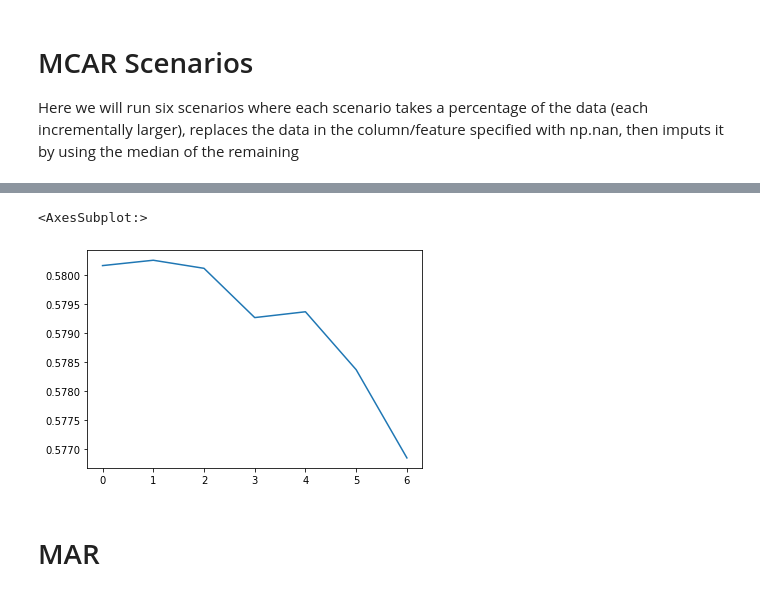
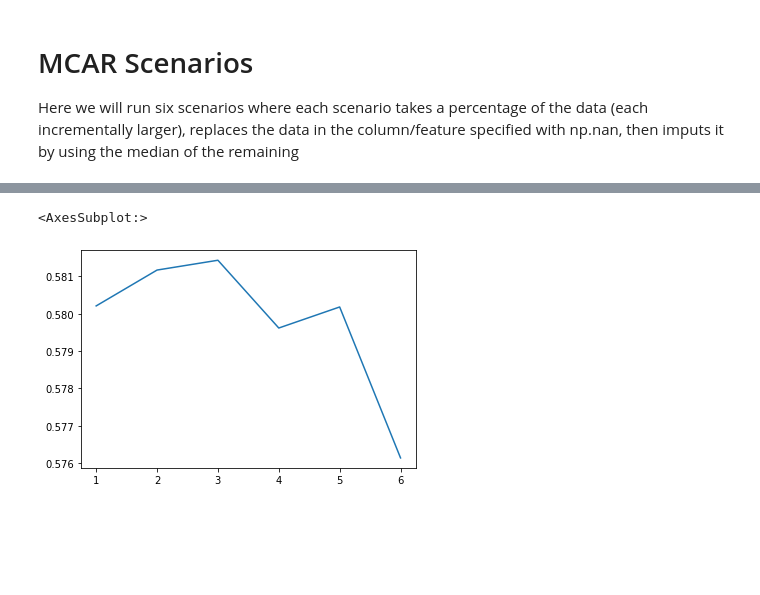
Before and after one commit to andrewmejia600/DS7333, a Jupyter notebook: CASE_STUDY_10/Case 10 Imputation.ipynb, the cells around one changed output, grey strips where cells are left out. Cells and saved outputs as stored; diff of their text form; code cells hidden in the pictures; blank space fills up the shorter version.

Commit message:
Added remaining MNAR and cleaned up code

```diff
--- a/CASE_STUDY_10/Case 10 Imputation.ipynb
+++ b/CASE_STUDY_10/Case 10 Imputation.ipynb
@@ -30,6 +30,24 @@ def msng_at_rand(feat_crit, feat_msng, df_obj, use_crit=1, rand_state=99):
 
     try:
         df_msng = df_obj.query("{0} < {1}".format(feat_crit,use_crit))
+        df_not_msng = df_obj[~df_obj.isin(df_msng)].dropna()
+        df_msng[feat_msng] = np.nan
+        #concatenate the not missing with the missing dataframe
+        df_new = pd.concat([df_msng, df_not_msng])
+        #note that we only compute the median of the training data and apply to all missing data to avoid leakage
+        df_new[feat_msng] = df_new[feat_msng].fillna(df_new[feat_msng].iloc[train_index].median())
+        df_new = df_new.sort_index()
+
+    except:
+        df_new = None
+
+    return df_new
+
+def msng_not_at_rand(feat_msng, df_obj, frac_msng=0.25, rand_state=99):
+
+    try:
+        myIndex = int(((1-frac_msng)*len(df_obj)))
+        df_msng = df_obj.iloc[myIndex:]
         df_not_msng = df_obj[~df_obj.isin(df_msng)].dropna()
         df_msng[feat_msng] = np.nan
         #concatenate the not missing with the missing dataframe
@@ -200,3 +220,6 @@ df_overall
+# %%
+msng_col = 'AveBedrms' #the column we will create missing values for and then fill in with imputation
+crit_col = 'MedInc' #the column we will use as criteria for MAR
 # %% [markdown]
 # MCAR Scenarios
 Here we will run six scenarios where each scenario takes a percentage of the data (each incrementally larger), replaces the data in the column/feature specified with np.nan, then imputs it by using the median of the remaining
@@ -205,7 +228,7 @@ msng_pcnt = [.01, .05, .1, .2, .33, .5]
 scen = 'MCAR'
 for i in msng_pcnt:
     #get the data with imputed values
-    df_new_msng = rand_msng('HouseAge', df, i)
+    df_new_msng = rand_msng(msng_col, df, i)
     #get into training and test
     train_set = df_new_msng.iloc[train_index]
     test_set = df_new_msng.iloc[test_index]
@@ -232,0 +310,19 @@ df_overall
+# %%
+scen = 'MNAR'
+#get the data with imputed values
+df_new_msng = msng_not_at_rand(msng_col, df, 0.25)
+#get into training and test
+train_set = df_new_msng.iloc[train_index]
+test_set = df_new_msng.iloc[test_index]
+X_train = train_set.iloc[:, 0:8].values # returns the data; excluding the target
+Y_train = train_set.iloc[:, -1].values # returns the target-only
+X_test = test_set.iloc[:, 0:8].values # ""
+Y_test = test_set.iloc[:, -1].values # ""
+#fit model
+reg = LinearRegression(normalize=True).fit(X_train, Y_train)
+#predict on test
+Y_pred = reg.predict(X_test)
+#get model metrics into overall results dataframe
+df_overall = add_to_results_df(scen, df_overall, i, reg, Y_test, Y_pred)
+
+df_overall
@@ -233,9 +346,7 @@ df_overall
 # %%
 df_overall = df_overall.reset_index()
 # %%
-df_overall['r2'].plot()
+df_overall[df_overall['Scenario'].str.contains("MCAR")]['r2'].plot()
 # %% [output]
 <AxesSubplot:>
-[figure, old version]
+[figure, new version]
-# %% [markdown]
-# MAR
```
Also changed, not shown: parts of 8 cells of this notebook.
